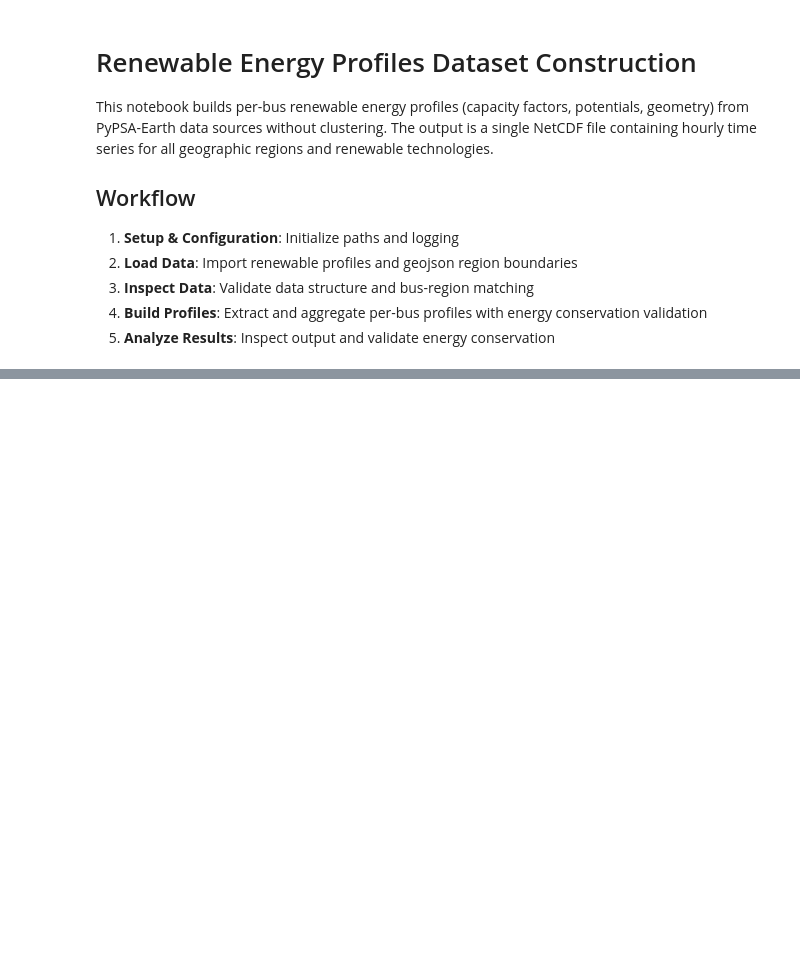
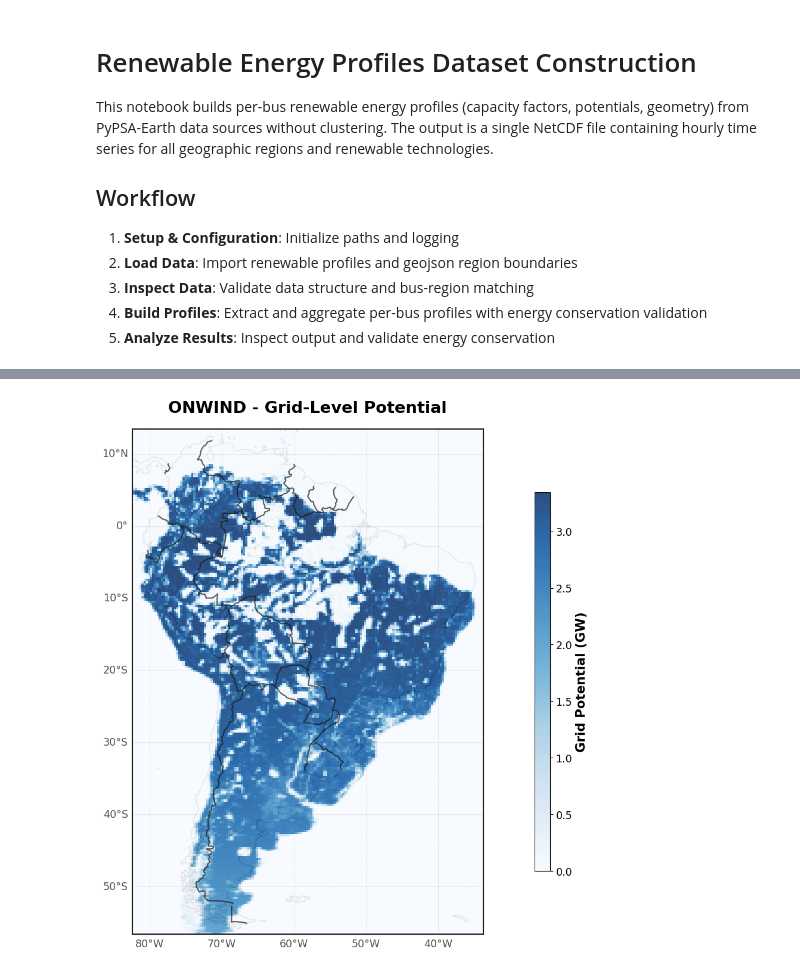
Before and after one commit to energyLS/shift, a Jupyter notebook: workflow/notebooks/prepare_potentials.ipynb, the cells around one changed output, grey strips where cells are left out. Saved outputs shown, nothing was run; the diff lists cells and outputs as text; code cells hidden in the pictures; blank space fills up the shorter version.

Commit message:
feat: add complete workflow for processing and plotting pypsa_earth data

```diff
--- a/workflow/notebooks/prepare_potentials.ipynb
+++ b/workflow/notebooks/prepare_potentials.ipynb
@@ -198,19 +221,23 @@ onshore_regions_gpd["country"] = onshore_regions_gpd["country"].apply(
 offshore_regions_gpd["country"] = offshore_regions_gpd["country"].apply(
     lambda iso2: pycountry.countries.get(alpha_2=iso2).alpha_3
 )
-logger.debug(f"✓ Converted country codes to ISO3")
+logger.debug("✓ Converted country codes to ISO3")
 
 # Prefix offshore regions to ensure globally unique names
 offshore_regions_gpd["name"] = "OFF_" + offshore_regions_gpd["name"].astype(str)
-logger.debug(f"✓ Prefixed offshore region names with 'OFF_' (deduplication)")
+logger.debug("✓ Prefixed offshore region names with 'OFF_' (deduplication)")
 
-# Calculate area in km² using projected CRS (EPSG:3857 Web Mercator)
+# Calculate area in km² using projected CRS (EPSG:6933 Cylindrical Equal Area)
 onshore_regions_gpd["area_km2"] = (
-    onshore_regions_gpd.to_crs("EPSG:3857").geometry.area / 1e6
+    onshore_regions_gpd.to_crs("EPSG:6933").geometry.area / 1e6
 )
 offshore_regions_gpd["area_km2"] = (
-    offshore_regions_gpd.to_crs("EPSG:3857").geometry.area / 1e6
+    offshore_regions_gpd.to_crs("EPSG:6933").geometry.area / 1e6
 )
 
-logger.info(f"✓ Onshore: {len(onshore_regions_gpd)} regions, mean area {onshore_regions_gpd['area_km2'].mean():.1f} km²")
-logger.info(f"✓ Offshore: {len(offshore_regions_gpd)} regions, mean area {offshore_regions_gpd['area_km2'].mean():.1f} km²")
+logger.info(
+    f"✓ Onshore: {len(onshore_regions_gpd)} regions, mean area {onshore_regions_gpd['area_km2'].mean():.1f} km²"
+)
+logger.info(
+    f"✓ Offshore: {len(offshore_regions_gpd)} regions, mean area {offshore_regions_gpd['area_km2'].mean():.1f} km²"
+)
@@ -1059,0 +1506,35 @@ NLD: 346 regions
+# %%
+# ===== SECTION 10.1: Usage Examples - Visualization =====
+"""
+Examples of the two complementary plotting approaches for aggregated data.
+
+Plot each technology separately to compare grid-level raster vs discrete bus regions.
+"""
+
+# ===== Plotting for Onwind Technology =====
+
+# Onwind: Grid-level potential raster
+fig, ax = plot_grid_potentials(
+    profiles_ds,
+    region=[
+        "AR",
+        "BO",
+        "BR",
+        "CL",
+        "CO",
+        "EC",
+        "GY",
+        "PY",
+        "PE",
+        "SR",
+        "UY",
+        "VE",  # South American countries
+    ],
+    technology="onwind",
+    cmap="Blues",
+    gridlabels=True,
+    filename=None,
+)
+plt.show()
+# %% [output]
+[figure, added]
```
Also changed, not shown: parts of 20 cells of this notebook, 2 other files.
